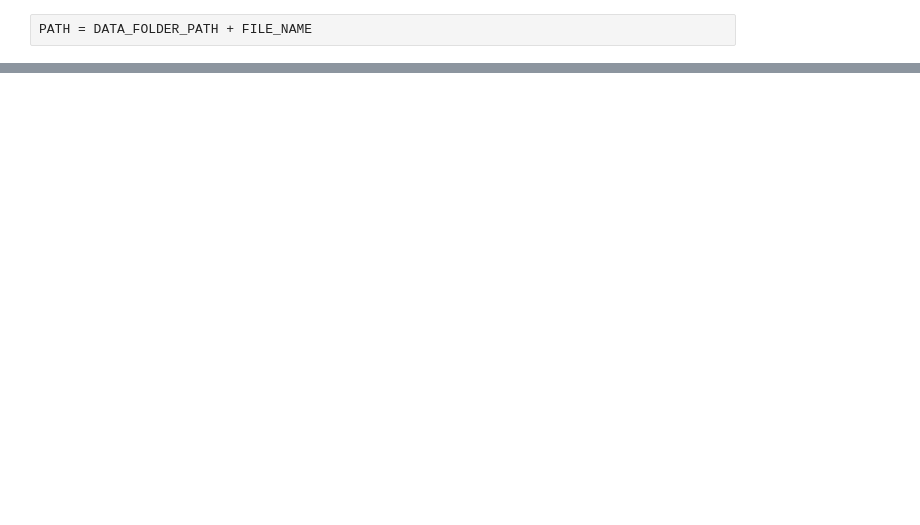
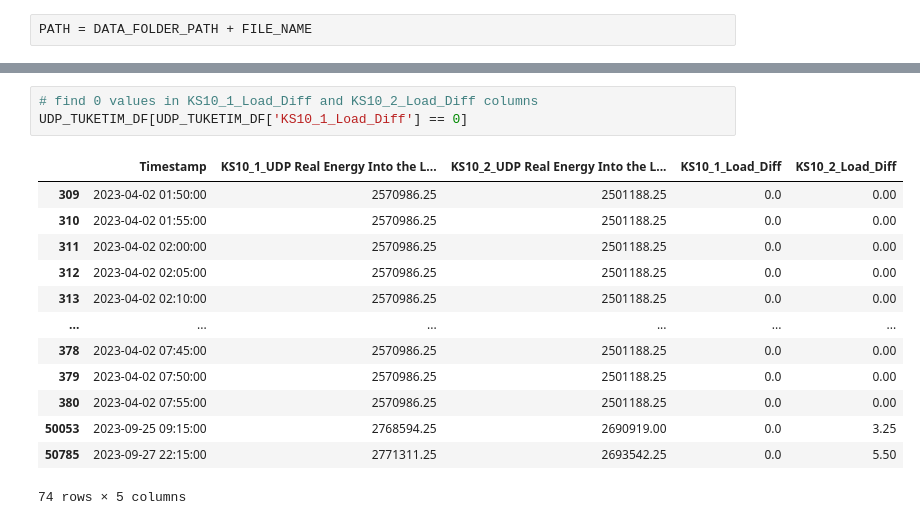
Before and after one commit to boraaktas/INDR491, a Jupyter notebook: jupyter/KS10_UDP_TUKETIM.ipynb, the cells around one changed output, grey strips where cells are left out. Cells and saved outputs as stored; diff of their text form; blank space fills up the shorter version.

```diff
--- a/jupyter/KS10_UDP_TUKETIM.ipynb
+++ b/jupyter/KS10_UDP_TUKETIM.ipynb
@@ -94,0 +50,17 @@ for date in lost_dates:
+# %%
+# find 0 values in KS10_1_Load_Diff and KS10_2_Load_Diff columns
+UDP_TUKETIM_DF[UDP_TUKETIM_DF['KS10_1_Load_Diff'] == 0]
+# %% [output]
+|  | Timestamp | KS10_1_UDP Real Energy Into the L... | KS10_2_UDP Real Energy Into the L... | KS10_1_Load_Diff | KS10_2_Load_Diff |
+| 309 | 2023-04-02 01:50:00 | 2570986.25 | 2501188.25 | 0.0 | 0.00 |
+| 310 | 2023-04-02 01:55:00 | 2570986.25 | 2501188.25 | 0.0 | 0.00 |
+| 311 | 2023-04-02 02:00:00 | 2570986.25 | 2501188.25 | 0.0 | 0.00 |
+| 312 | 2023-04-02 02:05:00 | 2570986.25 | 2501188.25 | 0.0 | 0.00 |
+| 313 | 2023-04-02 02:10:00 | 2570986.25 | 2501188.25 | 0.0 | 0.00 |
+| ... | ... | ... | ... | ... | ... |
+| 378 | 2023-04-02 07:45:00 | 2570986.25 | 2501188.25 | 0.0 | 0.00 |
+| 379 | 2023-04-02 07:50:00 | 2570986.25 | 2501188.25 | 0.0 | 0.00 |
+| 380 | 2023-04-02 07:55:00 | 2570986.25 | 2501188.25 | 0.0 | 0.00 |
+| 50053 | 2023-09-25 09:15:00 | 2768594.25 | 2690919.00 | 0.0 | 3.25 |
+| 50785 | 2023-09-27 22:15:00 | 2771311.25 | 2693542.25 | 0.0 | 5.50 |
+74 rows × 5 columns
```
Also changed, not shown: parts of 11 cells of this notebook, 6 other files.
